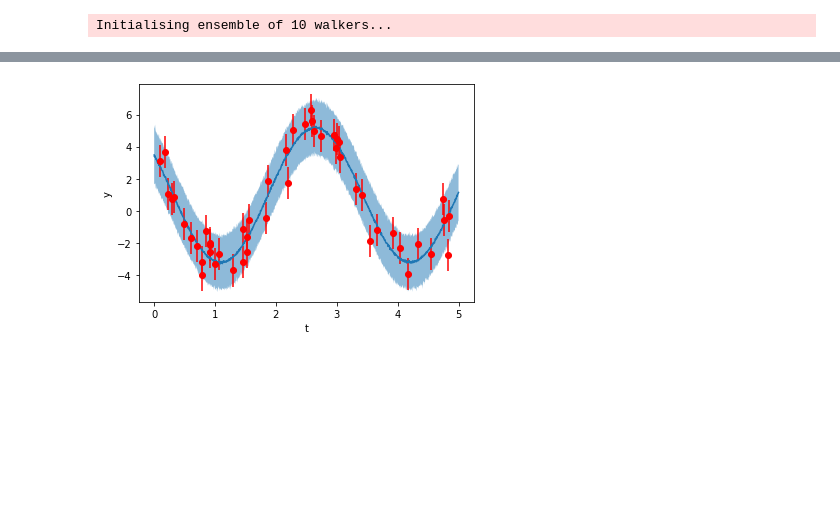
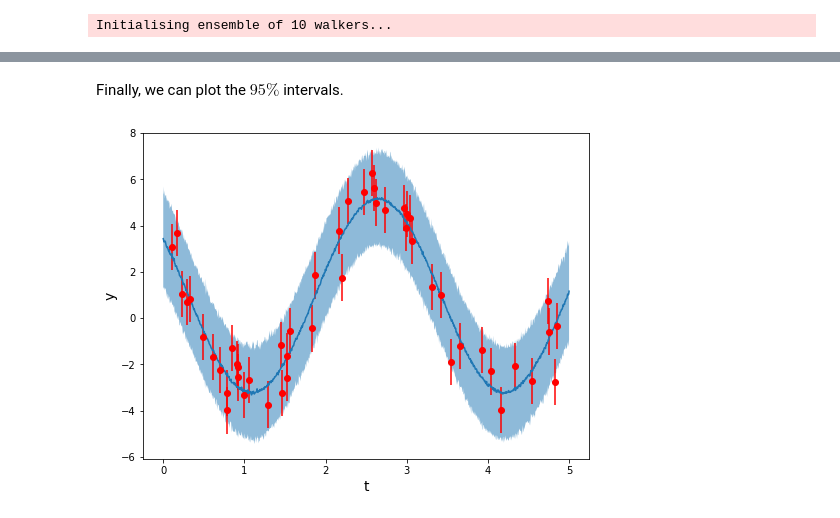
Before and after one commit to minaskar/BayesWorkshop, a Jupyter notebook: zeus_Parameter_Inference.ipynb, the cells around one changed output, grey strips where cells are left out. Drawn from its saved outputs; the diff is of its cells as text; code cells hidden in the pictures; blank space fills up the shorter version.

```diff
--- a/zeus_Parameter_Inference.ipynb
+++ b/zeus_Parameter_Inference.ipynb
@@ -136,12 +210,15 @@ for s in chain:
     obs.append(np.random.normal(m, yerr))
 
 obs = np.array(obs)
+# %% [markdown]
+Finally, we can plot the $95\%$ intervals.
 # %%
-plt.fill_between(t_range, np.percentile(obs,5,axis=0),np.percentile(obs,95,axis=0),alpha=0.5)
+plt.figure(figsize=(8,6))
+plt.fill_between(t_range, np.percentile(obs,2.5,axis=0),np.percentile(obs,97.5,axis=0),alpha=0.5)
 plt.plot(t_range, np.mean(obs, axis=0))
 plt.errorbar(x=t, y=y, yerr=yerr, marker='o', ls=' ', color='red')
-plt.xlabel('t')
-plt.ylabel('y')
+plt.xlabel('t', fontsize=14)
+plt.ylabel('y', fontsize=14)
 plt.show()
 # %% [output]
-[figure, old version]
+[figure, new version]
```
Also changed, not shown: parts of 23 cells of this notebook, 1 other file.
